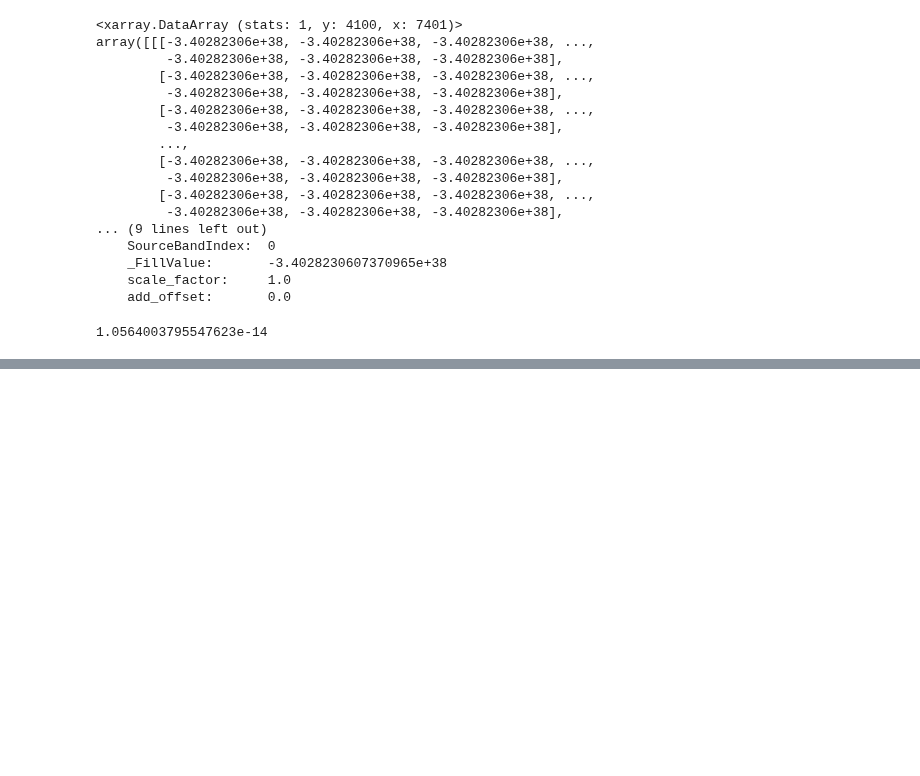
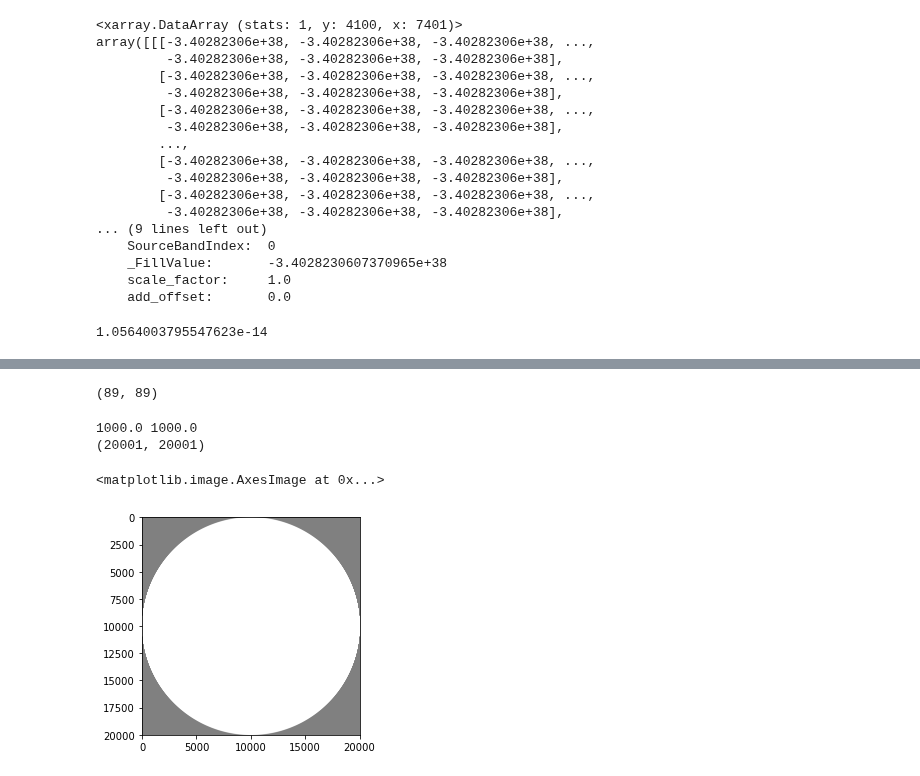
Before and after one commit to cardat/air-health-gis-tools, a Jupyter notebook: srg-dev/testing focal stats xarray.ipynb, the cells around one changed output, grey strips where cells are left out. Saved outputs shown, nothing was run; the diff lists cells and outputs as text; code cells hidden in the pictures; blank space fills up the shorter version.

Commit message:
feat: check resolution and kernel calc

```diff
--- a/srg-dev/testing focal stats xarray.ipynb
+++ b/srg-dev/testing focal stats xarray.ipynb
@@ -430,0 +457,15 @@ np.mean(grid_raster_reprojected.x.values - np.roll(grid_raster_reprojected.x.val
+# %%
+k.shape
+# %% [output]
+(89, 89)
+# %%
+pix_width, pix_height = calc_cellsize(data_raster.sel(band=1))
+print(pix_width, pix_height)
+k = circle_kernel(1, 1, 10_000)
+print(k.shape)
+plt.imshow(k, cmap="gray", alpha = 0.5)
+# %% [output]
+1000.0 1000.0
+(20001, 20001)
+<matplotlib.image.AxesImage at 0x...>
+[figure, added]
```
Also changed, not shown: parts of 8 cells of this notebook.
